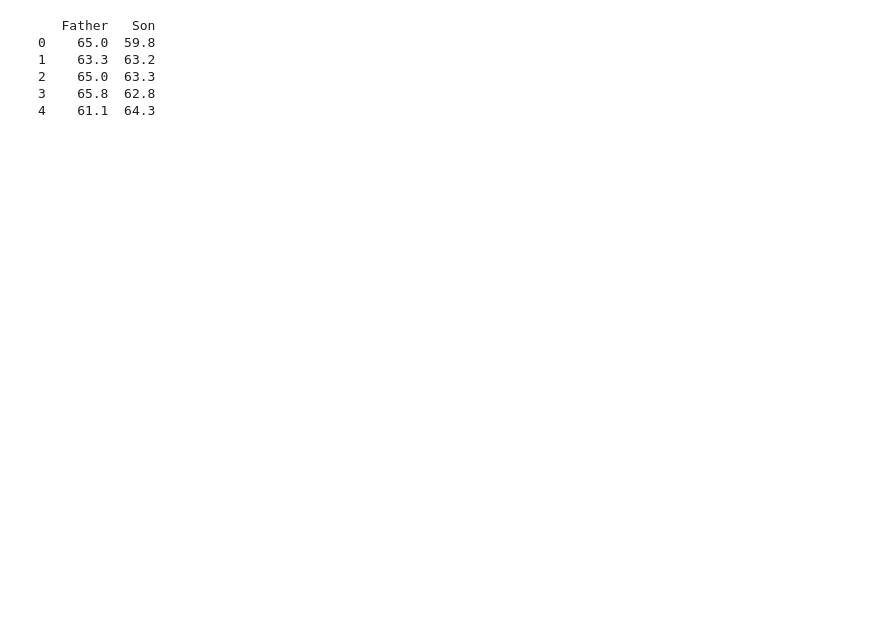
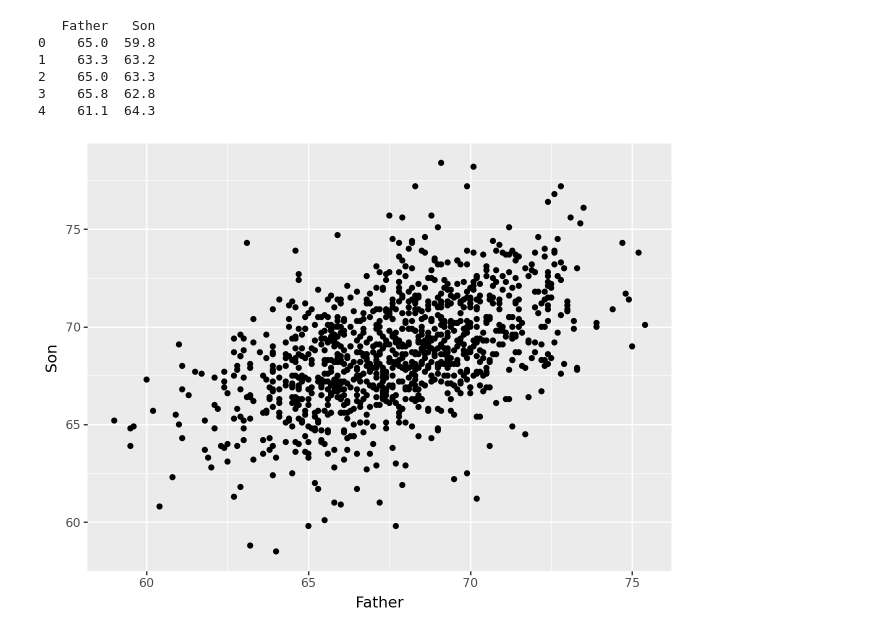
Before and after one commit to blakocha/DARPY2025, a Jupyter notebook: Notes_20251120.ipynb, the cells around one changed output. Drawn from its saved outputs; the diff is of its cells as text; code cells hidden in the pictures; blank space fills up the shorter version.

```diff
--- a/Notes_20251120.ipynb
+++ b/Notes_20251120.ipynb
@@ -32,0 +33,6 @@ print(df.head())
+# %%
+from plotnine import *
+
+ggplot(data = df, mapping = aes(x = "Father", y = "Son")) + geom_point()
+# %% [output]
+[figure, added]
```
Also changed, not shown: parts of 2 cells of this notebook.
